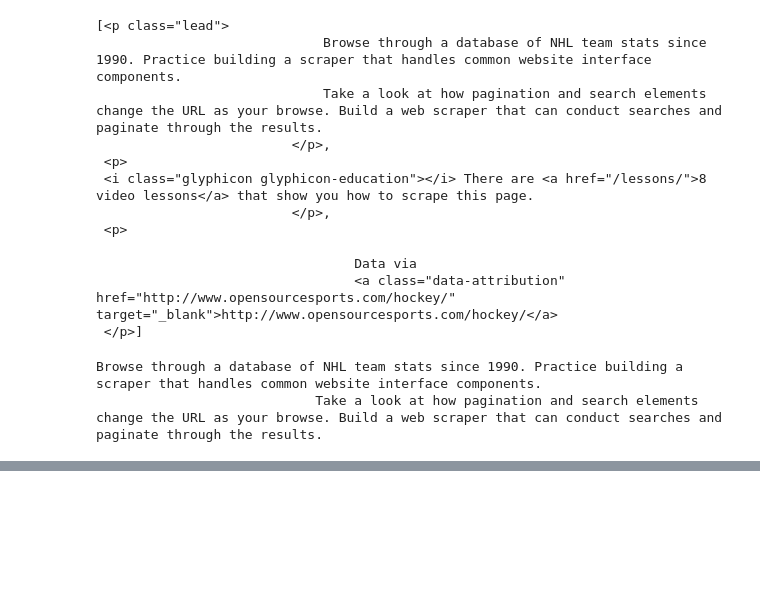
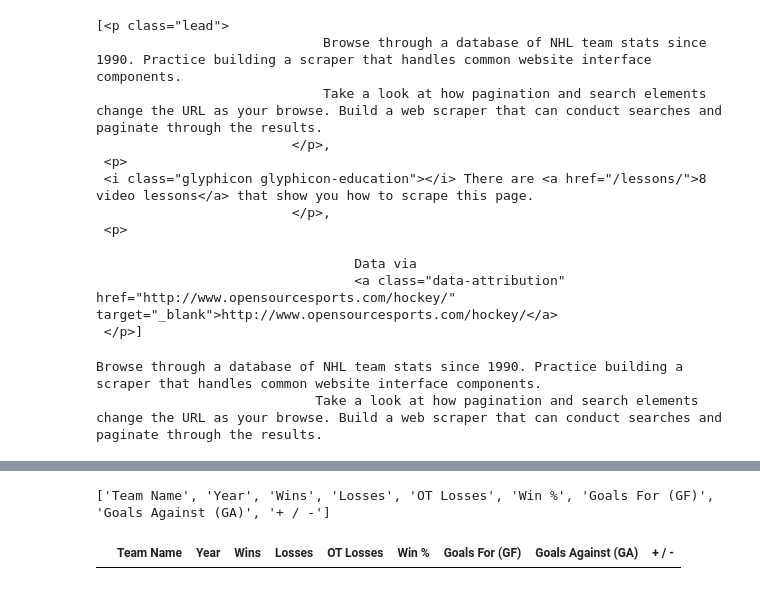
Before and after one commit to shujan45/Python-for-data-analysis, a Jupyter notebook: web scraping/findandfind_all.ipynb, the cells around one changed output, grey strips where cells are left out. Cells and saved outputs as stored; diff of their text form; code cells hidden in the pictures; blank space fills up the shorter version.

```diff
--- a/web scraping/findandfind_all.ipynb
+++ b/web scraping/findandfind_all.ipynb
@@ -79,0 +92,3 @@ soup.find('th').text.strip()
+# %%
+table=soup.find_all('th')
+print(table)
@@ -79,0 +117,4 @@ soup.find('th').text.strip()
+# %%
+print(table_head)
+# %% [output]
+['Team Name', 'Year', 'Wins', 'Losses', 'OT Losses', 'Win %', 'Goals For (GF)', 'Goals Against (GA)', '+ / -']
@@ -79,0 +123,5 @@ soup.find('th').text.strip()
+# %%
+df=pd.DataFrame(columns=table_head)
+df
+# %% [output]
+|  | Team Name | Year | Wins | Losses | OT Losses | Win % | Goals For (GF) | Goals Against (GA) | + / - |
```
Also changed, not shown: parts of 16 cells of this notebook, 5 other files.
